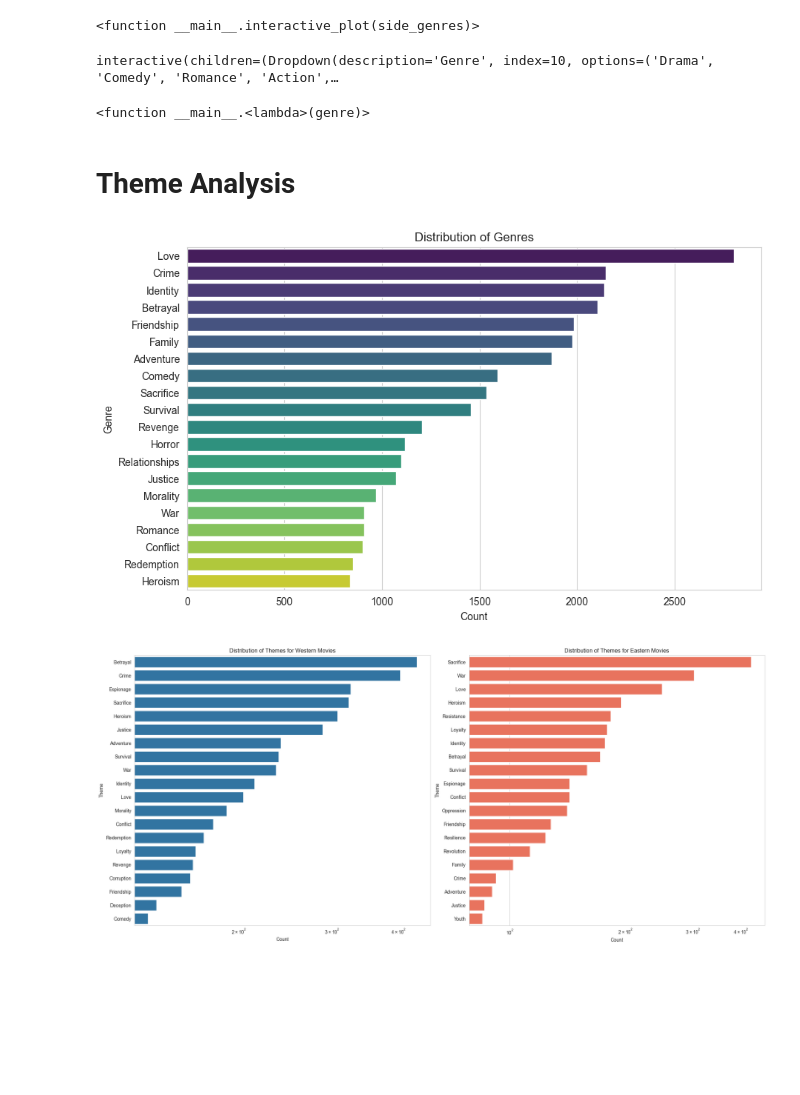
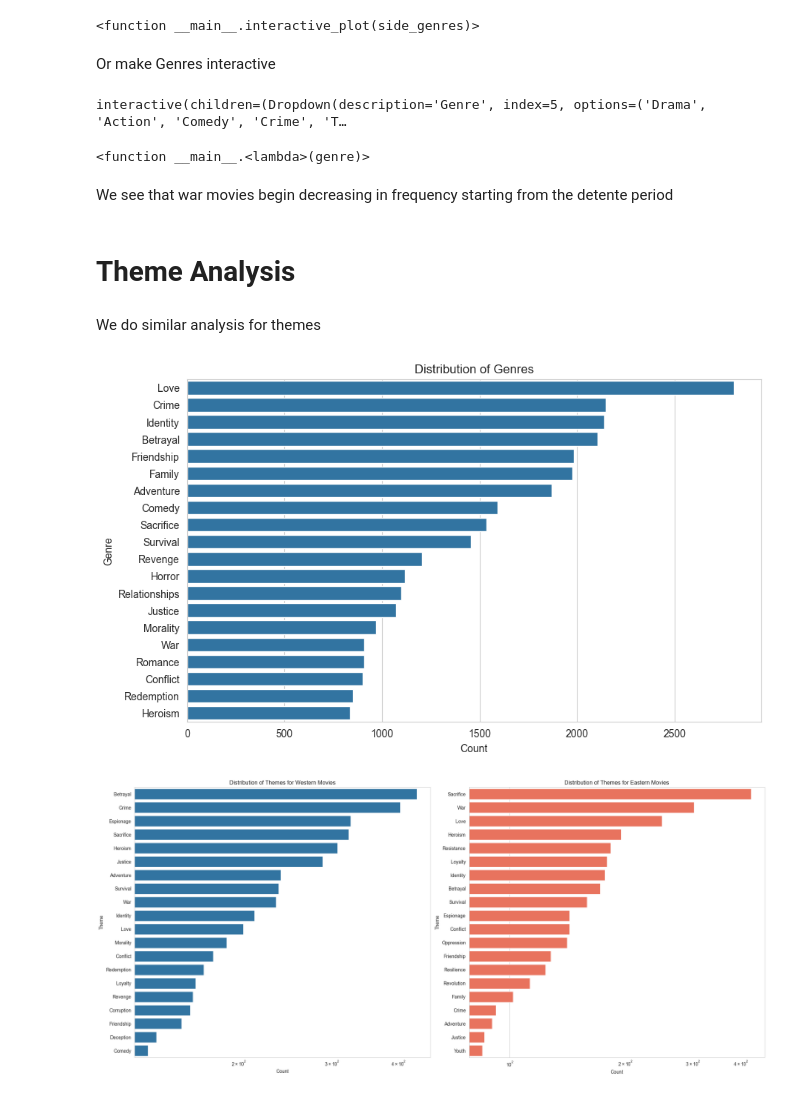
Before and after one commit to epfl-ada/ada-2024-project-datamigos, a Jupyter notebook: Genre&ThemeAnalysis.ipynb, the cells around one changed output. Drawn from its saved outputs; the diff is of its cells as text; code cells hidden in the pictures; blank space fills up the shorter version.

```diff
--- a/Genre&ThemeAnalysis.ipynb
+++ b/Genre&ThemeAnalysis.ipynb
@@ -352,6 +407,8 @@ interact(
 # %% [output]
 interactive(children=(Dropdown(description='Region', options=('Western', 'Eastern'), value='Western'), Output(…
 <function __main__.interactive_plot(side_genres)>
+# %% [markdown]
+Or make Genres interactive
 # %%
 # Create Plotly figure function
 def plot_genre_over_periods(df, genre):
@@ -369,6 +426,10 @@ def plot_genre_over_periods(df, genre):
         },
         template="plotly_white",
         barmode="group",
+        color_discrete_map={
+            "Western": "#1f77b4",  # Assign "Western" to blue
+            "Eastern": "#ff6347",  # Assign "Eastern" to red
+        },
     )
 
     fig.update_layout(
@@ -386,36 +447,38 @@ interact(
     genre=Dropdown(options=common_genres, value="War", description="Genre"),
 )
 # %% [output]
-interactive(children=(Dropdown(description='Genre', index=10, options=('Drama', 'Comedy', 'Romance', 'Action',…
+interactive(children=(Dropdown(description='Genre', index=5, options=('Drama', 'Action', 'Comedy', 'Crime', 'T…
 <function __main__.<lambda>(genre)>
+# %% [markdown]
+We see that war movies begin decreasing in frequency starting from the detente period
 # %% [markdown]
 # Theme Analysis
+# %% [markdown]
+We do similar analysis for themes
 # %%
 themes_df = (
     movies_df[["genres", "cold_war_side", "theme", "release_date"]]
     .explode("theme")
     .reset_index()
 )
 themes_df["theme"] = themes_df["theme"].str.title().str.strip()
 themes_df = themes_df[themes_df["theme"] != "None"].dropna(subset="genres")
 
 theme_counts = themes_df["theme"].value_counts().head(20)
 # Plot the distribution
 plt.figure(figsize=(10, 6))
 
 sns.barplot(
     x=theme_counts.values,
     y=theme_counts.index,
-    palette="viridis",
-    hue=theme_counts.index,
 )
 
 plt.title("Distribution of Genres")
 plt.xlabel("Count")
 plt.ylabel("Genre")
 plt.show()
 # %% [output]
-[figure, old version]
+[figure, new version]
 # %%
 western_theme_counts = (
     themes_df[themes_df["cold_war_side"] == "Western"]["theme"]
```
Also changed, not shown: parts of 21 cells of this notebook.
